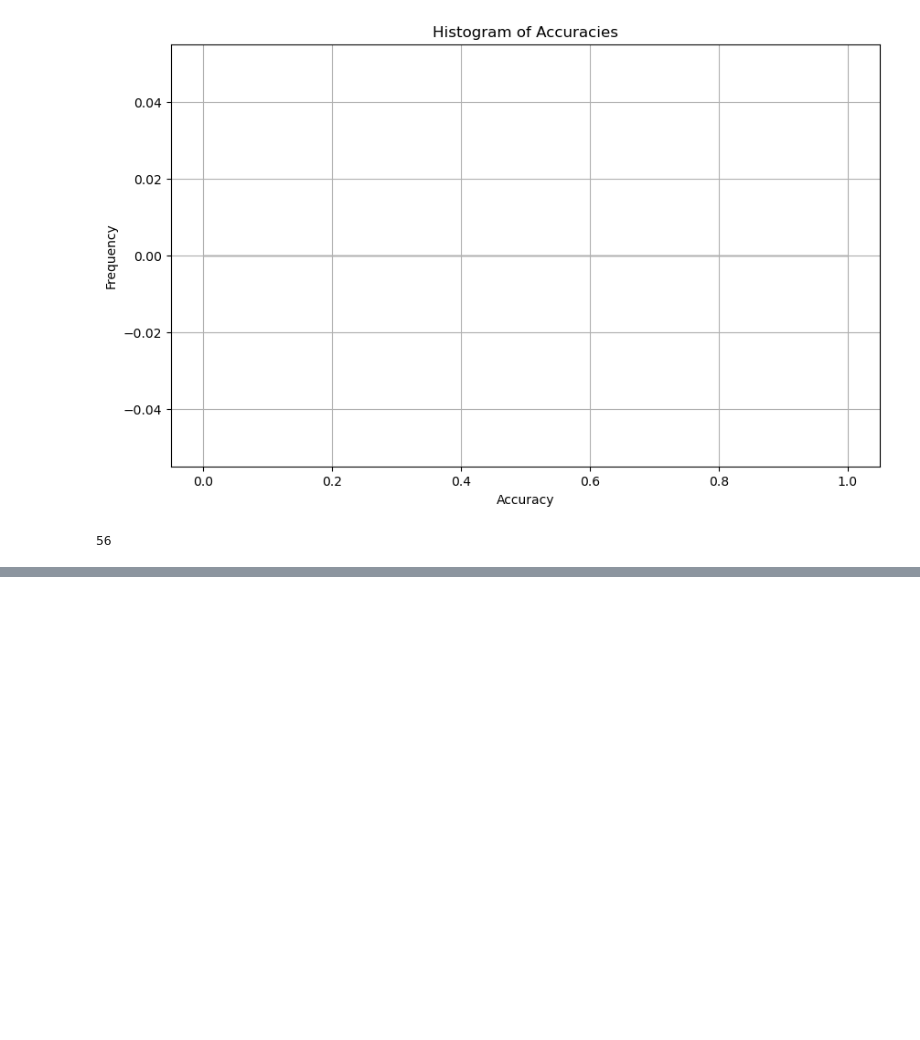
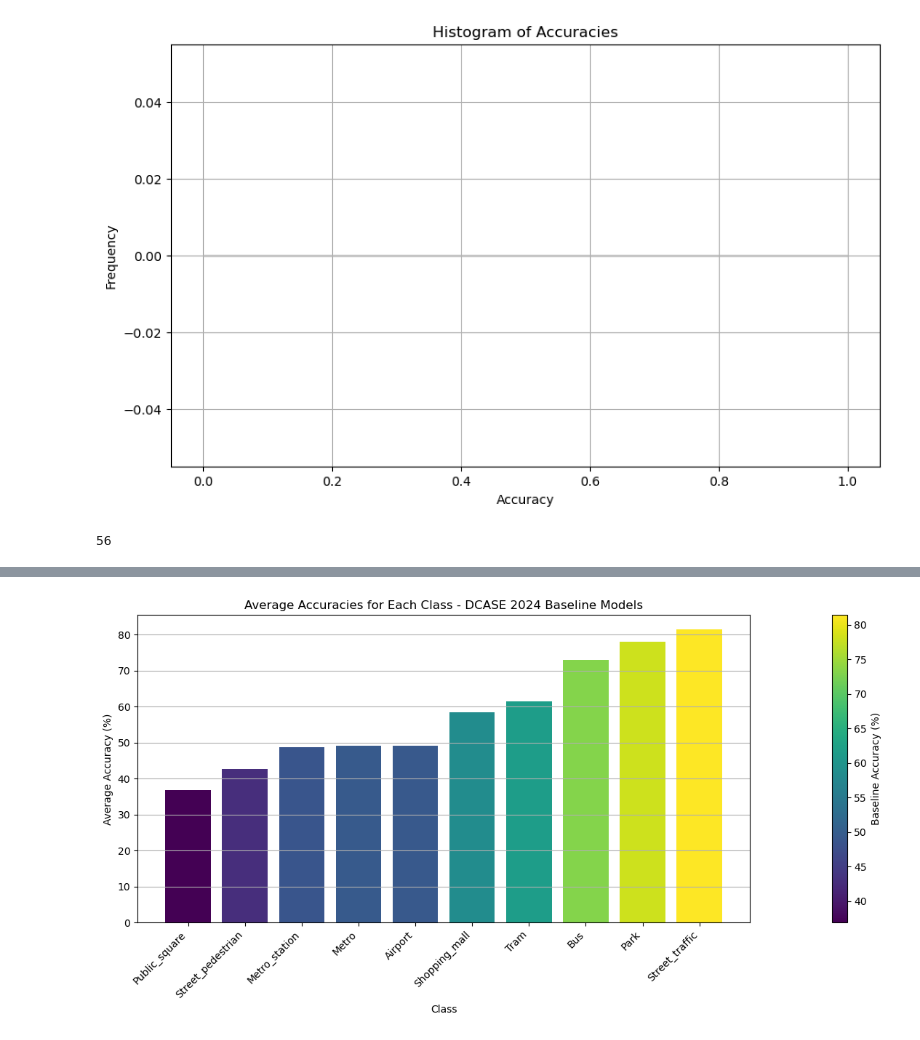
Before and after one commit to CPJKU/dcase2024_task1_baseline, a Jupyter notebook: test.ipynb, the cells around one changed output, grey strips where cells are left out. Cells and saved outputs as stored; diff of their text form; code cells hidden in the pictures; blank space fills up the shorter version.

```diff
--- a/test.ipynb
+++ b/test.ipynb
@@ -97,0 +263,62 @@ plt.show()
+# %%
+import matplotlib.pyplot as plt
+import numpy as np
+from matplotlib.colors import Normalize
+
+# Baseline 1 results
+baseline1 = {
+    'Public_square': 40.06,
+    'Street_pedestrian': 41.44,
+    'Metro_station': 45.56,
+    'Metro': 48.79,
+    'Airport': 51.75,
+    'Shopping_mall': 58.38,
+    'Tram': 58.01,
+    'Bus': 74.07,
+    'Park': 78.58,
+    'Street_traffic': 81.61
+}
+
+# Baseline 2 results
+baseline2 = {
+    'Public_square': 33.74,
+    'Street_pedestrian': 44.14,
+    'Airport': 46.59,
+    'Metro': 49.73,
+    'Metro_station': 51.82,
+    'Shopping_mall': 58.45,
+    'Tram': 65.07,
+    'Bus': 72.09,
+    'Park': 77.54,
+    'Street_traffic': 81.18
+}
+
+# Average accuracies for each class across Baseline models
+avg_baseline_accuracies = [(baseline1[class_] + baseline2[class_]) / 2 for class_ in classes]
+
+# Calculate color intensity based on average accuracies for Baseline models
+baseline_color_map = plt.cm.viridis
+baseline_norm = Normalize(vmin=min(avg_baseline_accuracies), vmax=max(avg_baseline_accuracies))
+baseline_color_intensities = [baseline_norm(accuracy) for accuracy in avg_baseline_accuracies]
+
+
+# Plotting
+plt.figure(figsize=(12, 6))
+
+# Plot Baseline models
+plt.bar(classes, avg_baseline_accuracies, color=baseline_color_map(baseline_color_intensities), label='Baseline Models')
+
+plt.xlabel('Class')
+plt.ylabel('Average Accuracy (%)')
+plt.title('Average Accuracies for Each Class - DCASE 2024 Baseline Models')
+plt.xticks(rotation=45, ha='right')
+plt.grid(axis='y')
+
+# Add color bar for reference
+cbar_baseline = plt.colorbar(plt.cm.ScalarMappable(norm=baseline_norm, cmap=baseline_color_map), ax=plt.gca(), pad=0.1)
+cbar_baseline.set_label('Baseline Accuracy (%)')
+
+plt.tight_layout()
+plt.show()
+# %% [output]
+[figure, added]
```
Also changed, not shown: parts of 3 cells of this notebook.
